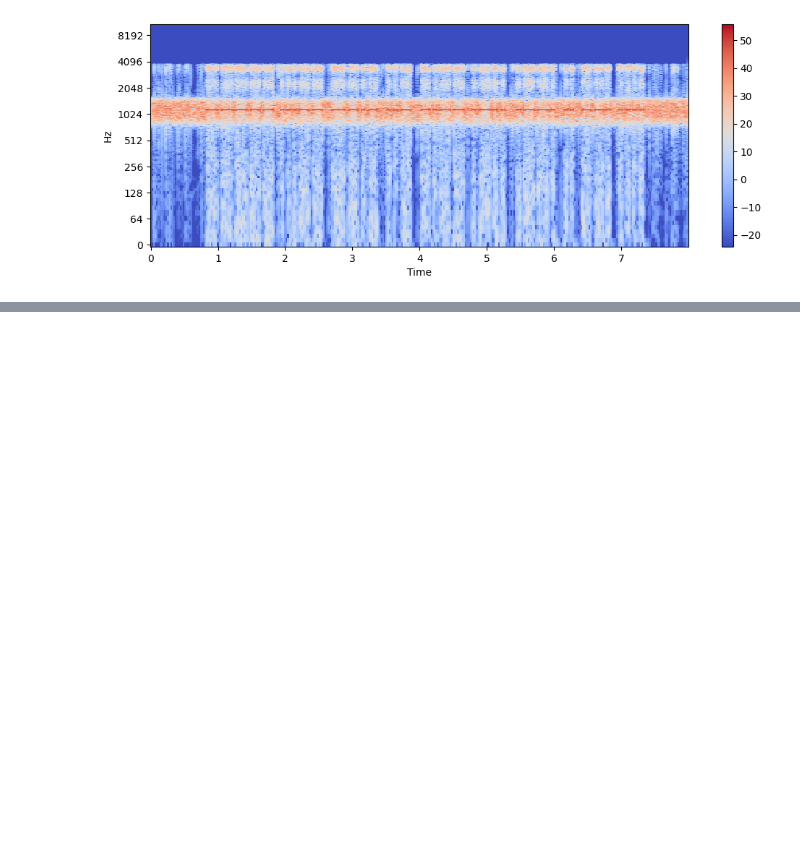
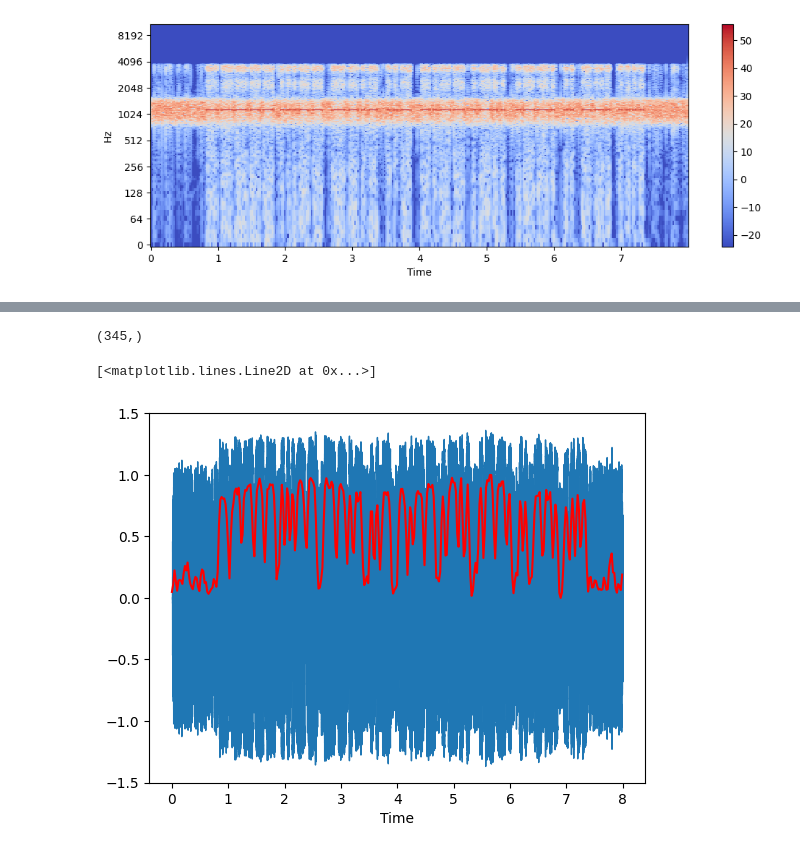
Before and after one commit to ViMasHub/FQW_2025, a Jupyter notebook: Тестовое_задание.ipynb, the cells around one changed output, grey strips where cells are left out. Drawn from its saved outputs; the diff is of its cells as text; code cells hidden in the pictures; blank space fills up the shorter version.

```diff
--- a/Тестовое_задание.ipynb
+++ b/Тестовое_задание.ipynb
@@ -56,0 +93,24 @@ plt.colorbar()
+# %%
+# спектральный центроид
+
+spectral_centroids = librosa.feature.spectral_centroid(y=signal, sr=sr)[0]
+print(spectral_centroids.shape)
+
+# вычисление времени для визулизации
+
+frames = range(len(spectral_centroids))
+t = librosa.frames_to_time(frames)
+
+# нормализация центрального центроида
+
+def normalize(x, axis=0):
+  return sklearn.preprocessing.minmax_scale(x, axis=axis)
+
+# построим график
+
+librosa.display.waveshow(signal, sr=sr)
+plt.plot(t, normalize(spectral_centroids), color='red')
+# %% [output]
+(345,)
+[<matplotlib.lines.Line2D at 0x...>]
+[figure, added]
```
Also changed, not shown: parts of 14 cells of this notebook.
